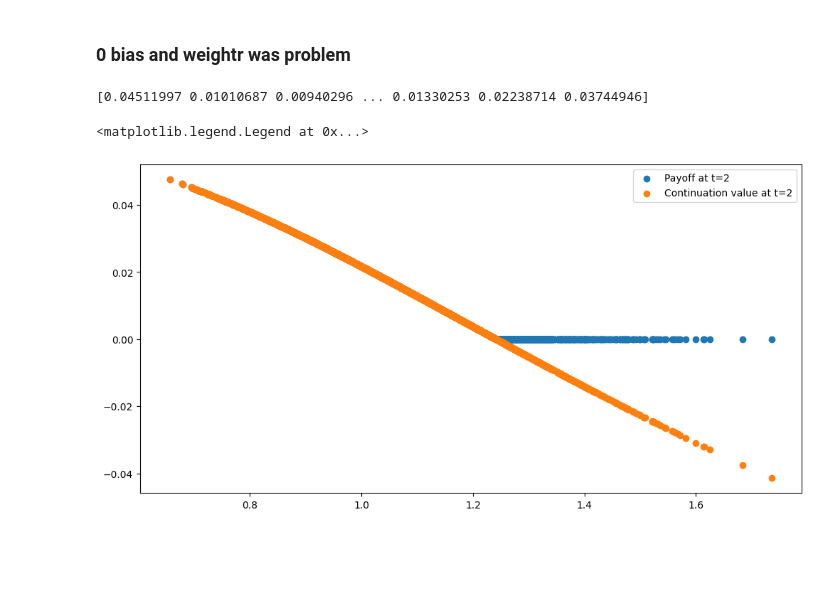
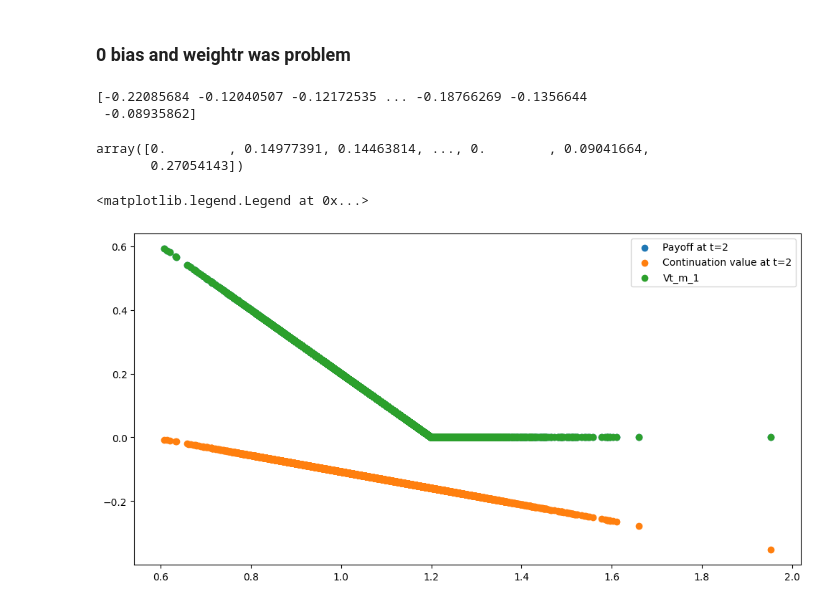
Before and after one commit to NitaiNijholt/SemiStaticReplicationNeuralNet, a Jupyter notebook: RLNN.ipynb, the cells around one changed output. Saved outputs shown, nothing was run; the diff lists cells and outputs as text; code cells hidden in the pictures; blank space fills up the shorter version.

```diff
--- a/RLNN.ipynb
+++ b/RLNN.ipynb
@@ -117,5 +119,14 @@ plt.legend()
+# %%
+def black_scholes(S, K, r, sigma, T, option_type='call'):
+    d1 = (np.log(S / K) + (r + 0.5 * sigma**2) * T) / (sigma * np.sqrt(T))
+    d2 = d1 - sigma * np.sqrt(T)
+
+    if option_type == 'call':
+        return S * norm.cdf(d1) - K * np.exp(-r * T) * norm.cdf(d2)
+    elif option_type == 'put':
+        return K * np.exp(-r * T) * norm.cdf(-d2) - S * norm.cdf(-d1)
 # %%
-def expected_value(wi, bi, Stm):
+def expected_value(wi, bi, Stm_1, r, sigma, dt):
     """
     Calculate E[max(wi * Stm + bi, 0) | St] based on the cases provided.
 
@@ -129,19 +140,20 @@ def expected_value(wi, bi, Stm):
     """
     if wi > 0 and bi > 0:
         # Case 1: Price of a forward contract
-        return wi * Stm + bi
+        ### Forward Price Impelmentation
+        return  Stm_1 * np.exp(r * dt)
 
     elif wi > 0 and bi < 0:
         # Case 2: Value of a European call option
         strike = -bi / wi
         # Using max(0, Stm - strike) to approximate the expectation
-        return wi * max(Stm - strike, 0)
+        ### Implement
+        return wi * black_scholes(Stm_1, strike, r, sigma, dt, option_type='call')
 
     elif wi < 0 and bi > 0:
         # Case 3: Value of a European put option
         strike = -bi / wi
-        # Using max(0, strike - Stm) to approximate the expectation
-        return -wi * max(strike - Stm, 0)
+        return - wi * black_scholes(Stm_1, strike, r, sigma, dt, option_type='put')
 
     elif wi < 0 and bi < 0:
         # Case 4: Expected value is 0
@@ -176,23 +188,30 @@ for j in range(M):
         wi = model.layers[0].get_weights()[0][0][i]
         bi = model.layers[0].get_weights()[1][i]
         w2 = model.layers[1].get_weights()[0][i][0]
-        continuation_value[j] += analytical_expected_value(stock_paths[j][-125], r, sigma, wi, bi) * w2
+        continuation_value[j] += expected_value(wi, bi, stock_paths[:, -125][j], r, sigma, 0.5) * w2
     continuation_value[j] += b2
 print(continuation_value)
 # %% [output]
-[0.04511997 0.01010687 0.00940296 ... 0.01330253 0.02238714 0.03744946]
+[-0.22085684 -0.12040507 -0.12172535 ... -0.18766269 -0.1356644
+ -0.08935862]
 # %%
-payoff_at2 = payoff_fun(np.exp(stock_paths[:, -125]), K)
+payoff_at2 = payoff_fun(stock_paths[:, -125], K)
 # %%
 Vt_m_1 = np.maximum(payoff_at2, continuation_value)
+# %%
+payoff_at2
+# %% [output]
+array([0.        , 0.14977391, 0.14463814, ..., 0.        , 0.09041664,
+       0.27054143])
 # %%
 plt.figure(figsize=(12, 6))
 plt.scatter(stock_paths[:, -125], Vt_m_1, label='Payoff at t=2')
 plt.scatter(stock_paths[:, -125], continuation_value, label='Continuation value at t=2')
+plt.scatter(stock_paths[:, -125], payoff_at2, label='Vt_m_1')
 plt.legend()
 # %% [output]
 <matplotlib.legend.Legend at 0x...>
-[figure, old version]
+[figure, new version]
 # %%
 weights_tm = model.get_weights()  # Save the weights after training on t_m
 
```
Also changed, not shown: parts of 8 cells of this notebook.
